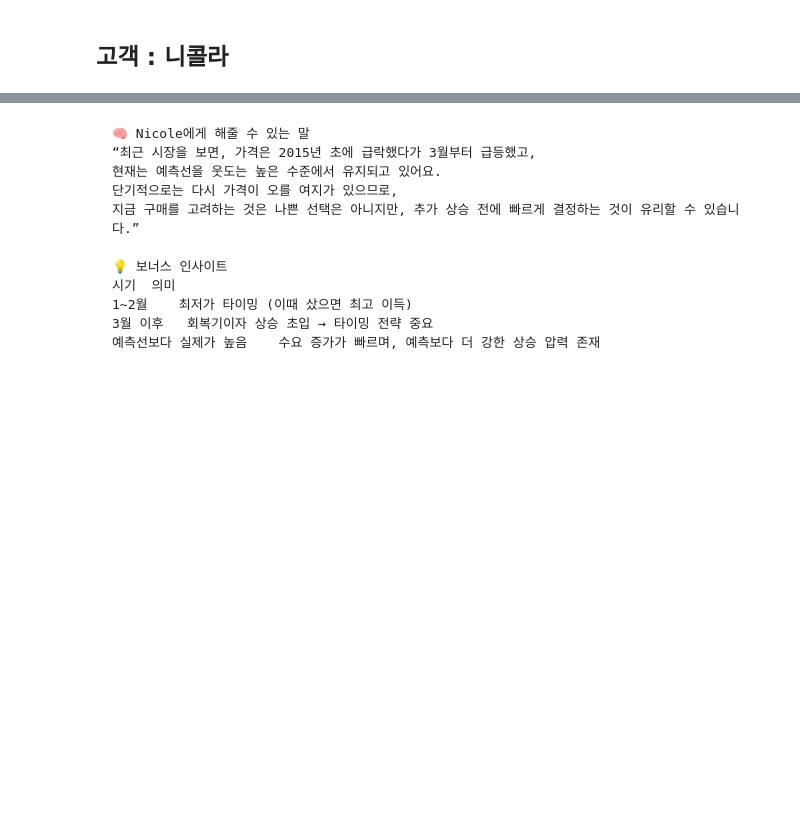
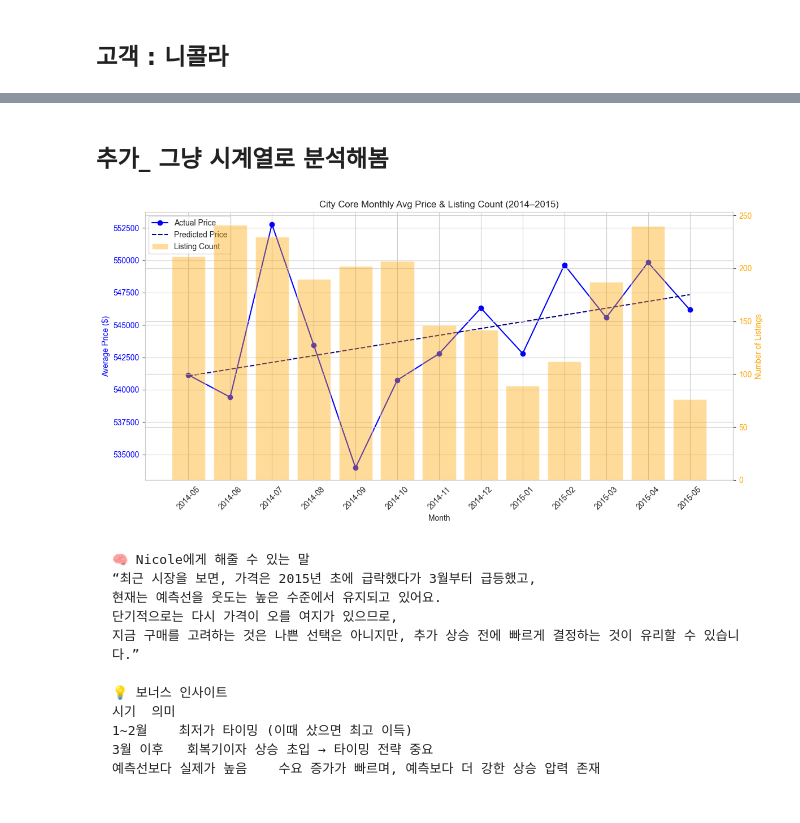
Before and after one commit to gracelee087/king-county-housing-eda, a Jupyter notebook: EDA.ipynb, the cells around one changed output, grey strips where cells are left out. Saved outputs shown, nothing was run; the diff lists cells and outputs as text; code cells hidden in the pictures; blank space fills up the shorter version.

````diff
--- a/EDA.ipynb
+++ b/EDA.ipynb
@@ -469,3 +444,48 @@ Requirement already satisfied: threadpoolctl>=3.1.0 in c:\users\honor\spicedacad
+# %% [markdown]
+## 추가_ 그냥 시계열로 분석해봄 ##
+# %%
+import matplotlib.pyplot as plt
+import numpy as np
+from sklearn.linear_model import LinearRegression
+
+# 1. 날짜 번호 부여 (전체 정렬 기준)
+monthly_stats = monthly_stats.sort_values(["year", "month"]).reset_index(drop=True)
+monthly_stats["month_str"] = monthly_stats["year"].astype(str) + "-" + monthly_stats["month"].astype(str).str.zfill(2)
+monthly_stats["month_num"] = np.arange(len(monthly_stats))
+
+# 2. 선형 회귀 (가격 예측)
+model = LinearRegression()
+model.fit(monthly_stats[["month_num"]], monthly_stats["avg_price"])
+monthly_stats["price_pred"] = model.predict(monthly_stats[["month_num"]])
+
+# 3. 시각화
+fig, ax1 = plt.subplots(figsize=(12, 6))
+
+# Line: 평균 가격 & 예측
+ax1.plot(monthly_stats["month_str"], monthly_stats["avg_price"], marker='o', label="Actual Price", color="blue")
+ax1.plot(monthly_stats["month_str"], monthly_stats["price_pred"], linestyle="--", label="Predicted Price", color="navy")
+ax1.set_xlabel("Month")
+ax1.set_ylabel("Average Price ($)", color="blue")
+ax1.tick_params(axis='y', labelcolor='blue')
+ax1.set_title("City Core Monthly Avg Price & Listing Count (2014–2015)")
+ax1.set_xticklabels(monthly_stats["month_str"], rotation=45)
+
+# Bar: 매물 수
+ax2 = ax1.twinx()
+ax2.bar(monthly_stats["month_str"], monthly_stats["listing_count"], color="orange", alpha=0.4, label="Listing Count")
+ax2.set_ylabel("Number of Listings", color="orange")
+ax2.tick_params(axis='y', labelcolor='orange')
+
+# Legend
+lines_1, labels_1 = ax1.get_legend_handles_labels()
+lines_2, labels_2 = ax2.get_legend_handles_labels()
+ax1.legend(lines_1 + lines_2, labels_1 + labels_2, loc="upper left")
+
+plt.tight_layout()
+plt.grid(True)
+plt.show()
+# %% [output]
+[figure, added]
 # %% [markdown]
 ```
 🧠 Nicole에게 해줄 수 있는 말
````
Also changed, not shown: parts of 55 cells of this notebook.
